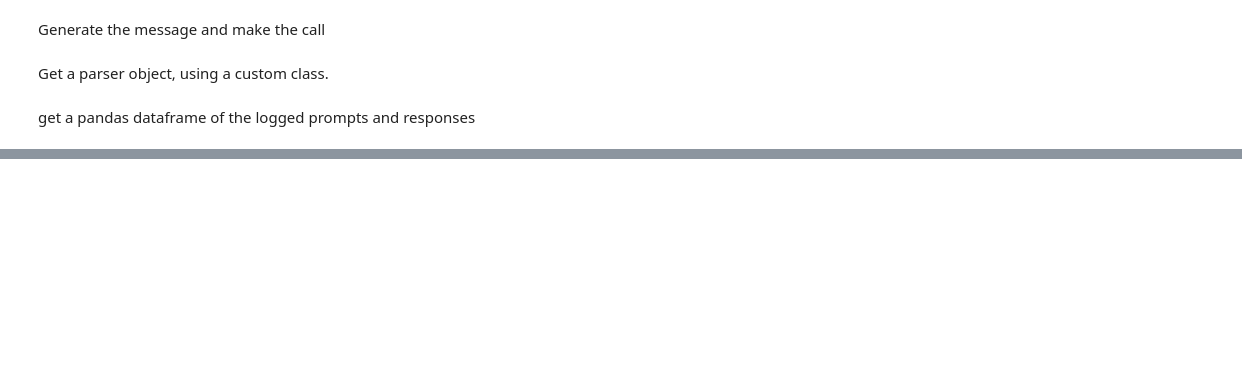
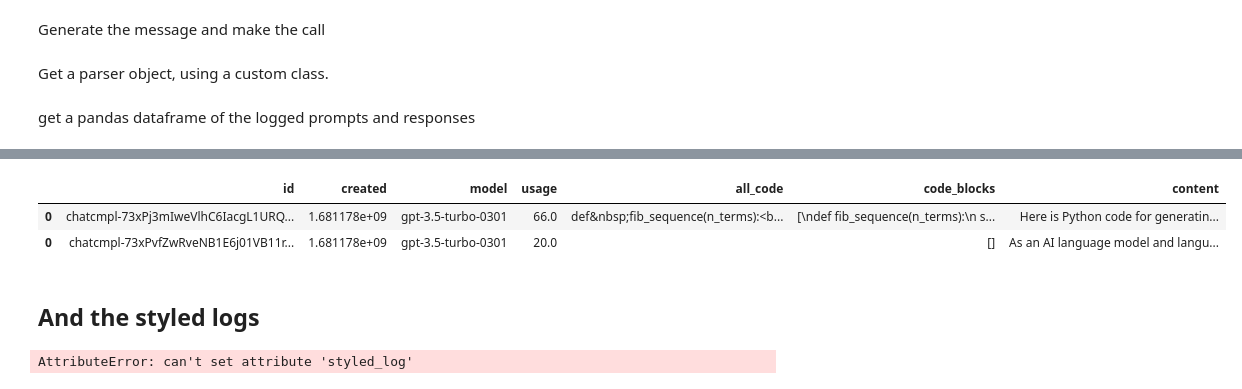
Before and after one commit to antquinonez/AQ-Prompt-Engineering-Techniques, a Jupyter notebook: techniques/library/GPT/best_practice/take_control.ipynb, the cells around one changed output, grey strips where cells are left out. Saved outputs shown, nothing was run; the diff lists cells and outputs as text; code cells hidden in the pictures; blank space fills up the shorter version.

```diff
--- a/techniques/library/GPT/best_practice/take_control.ipynb
+++ b/techniques/library/GPT/best_practice/take_control.ipynb
@@ -69,3 +70,5 @@ sys_prompt = "".join(sys_prompt_list)
+# %%
+logs = PromptLogs()
 # %% [markdown]
 Generate the message and make the call
 # %%
@@ -90,0 +98,2 @@ log_df = parser.get_log_df()
+# %%
+logs.append(parser)
@@ -98,0 +113,25 @@ parser.styled_log
+# %%
+message_list = f"""
+user: Write a python function that returns numbers 1-10 in a list.
+"""
+
+message_parser = MessageParser(message_list)
+messages = message_parser.parse_messages()
+response = openai.ChatCompletion.create(model='gpt-3.5-turbo', temperature=1.3, max_tokens=300, messages = messages)
+response_parser = ResponseParser(response=response)
+
+
+logs.append(response_parser)
+
+logs_df = logs.get_df()
+logs_df
+# %% [output]
+|  | id | created | model | usage | all_code | code_blocks | content |
+| 0 | chatcmpl-73xPj3mIweVlhC6IacgL1URQ... | 1.681178e+09 | gpt-3.5-turbo-0301 | 66.0 | def&nbsp;fib_sequence(n_terms):<b... | [\ndef fib_sequence(n_terms):\n s... | Here is Python code for generatin... |
+| 0 | chatcmpl-73xPvfZwRveNB1E6j01VB11r... | 1.681178e+09 | gpt-3.5-turbo-0301 | 20.0 |  | [] | As an AI language model and langu... |
+# %% [markdown]
+## And the styled logs
+# %%
+logs.styled_log
+# %% [output]
+AttributeError: can't set attribute 'styled_log'
```
Also changed, not shown: parts of 7 cells of this notebook.
